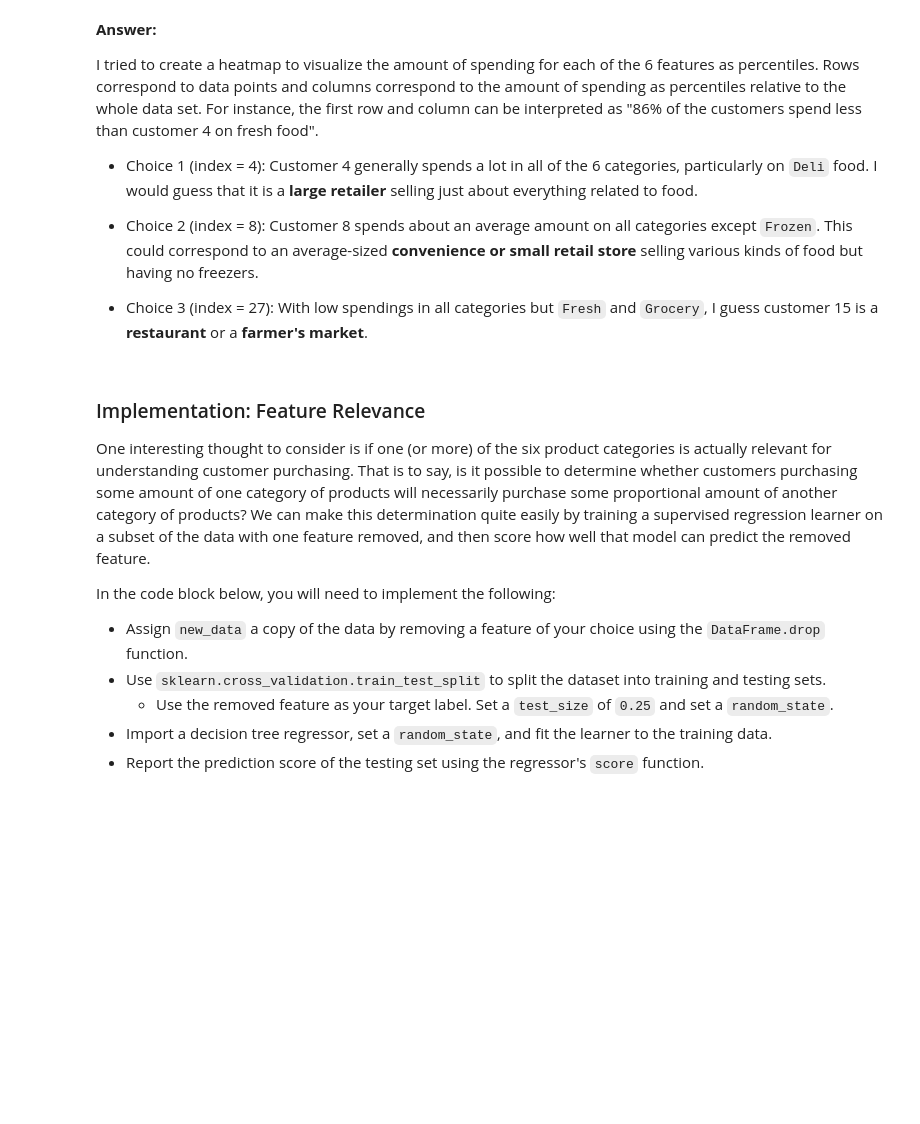
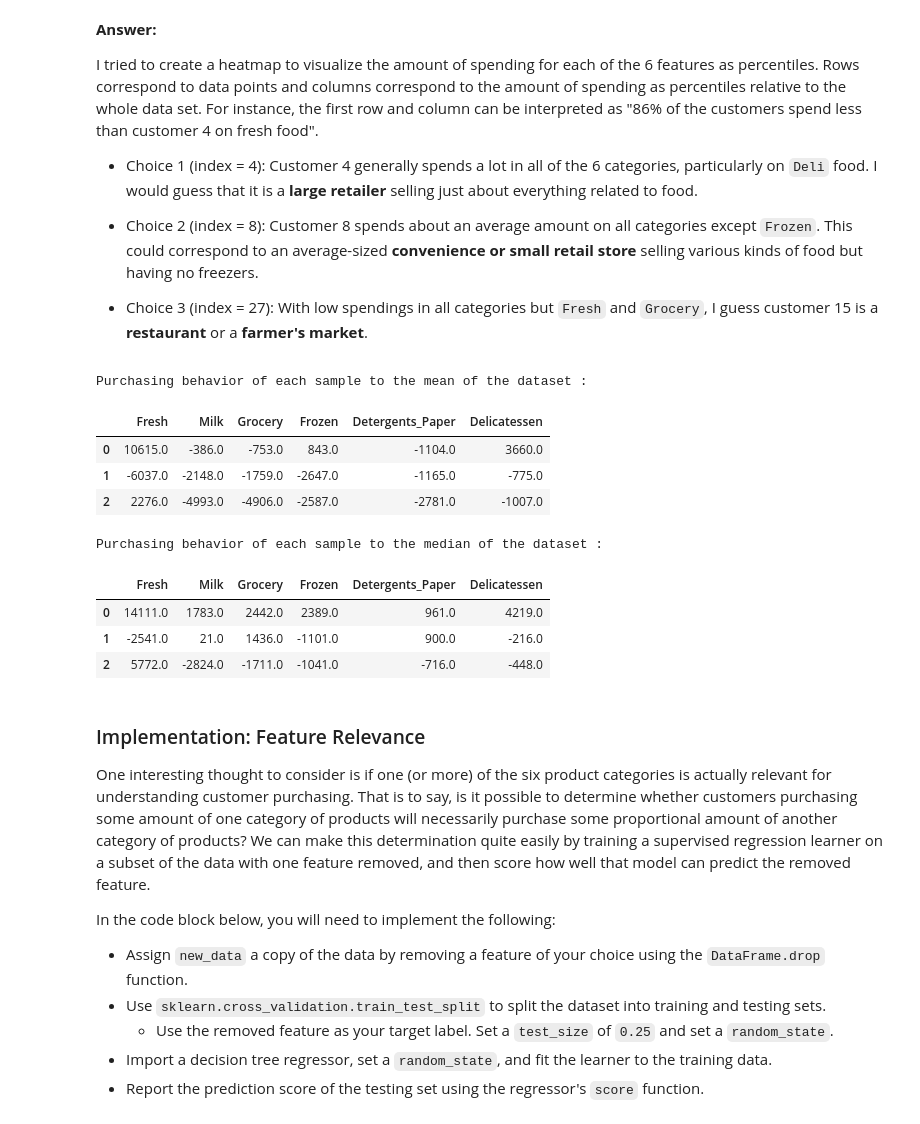
Before and after one commit to tarunparmar/Creating-Customer-Segments, a Jupyter notebook: customer_segments.ipynb, the cells around one changed output. Cells and saved outputs as stored; diff of their text form; code cells hidden in the pictures; blank space fills up the shorter version.

````diff
--- a/customer_segments.ipynb
+++ b/customer_segments.ipynb
@@ -102,6 +102,23 @@ I tried to create a heatmap to visualize the amount of spending for each of the
 * Choice 2 (index = 8): Customer 8 spends about an average amount on all categories except ```Frozen```. This could correspond to an average-sized **convenience or small retail store** selling various kinds of food but having no freezers.
 
 * Choice 3 (index = 27): With low spendings in all categories but ```Fresh``` and ```Grocery```, I guess customer 15 is a **restaurant** or a **farmer's market**.
+# %%
+print("Purchasing behavior of each sample to the mean of the dataset :")
+display(samples - data.mean().round())
+
+print("Purchasing behavior of each sample to the median of the dataset :")
+display(samples - data.median().round())
+# %% [output]
+Purchasing behavior of each sample to the mean of the dataset :
+|  | Fresh | Milk | Grocery | Frozen | Detergents_Paper | Delicatessen |
+| 0 | 10615.0 | -386.0 | -753.0 | 843.0 | -1104.0 | 3660.0 |
+| 1 | -6037.0 | -2148.0 | -1759.0 | -2647.0 | -1165.0 | -775.0 |
+| 2 | 2276.0 | -4993.0 | -4906.0 | -2587.0 | -2781.0 | -1007.0 |
+Purchasing behavior of each sample to the median of the dataset :
+|  | Fresh | Milk | Grocery | Frozen | Detergents_Paper | Delicatessen |
+| 0 | 14111.0 | 1783.0 | 2442.0 | 2389.0 | 961.0 | 4219.0 |
+| 1 | -2541.0 | 21.0 | 1436.0 | -1101.0 | 900.0 | -216.0 |
+| 2 | 5772.0 | -2824.0 | -1711.0 | -1041.0 | -716.0 | -448.0 |
 # %% [markdown]
 ### Implementation: Feature Relevance
 One interesting thought to consider is if one (or more) of the six product categories is actually relevant for understanding customer purchasing. That is to say, is it possible to determine whether customers purchasing some amount of one category of products will necessarily purchase some proportional amount of another category of products? We can make this determination quite easily by training a supervised regression learner on a subset of the data with one feature removed, and then score how well that model can predict the removed feature.
````
Also changed, not shown: parts of 6 cells of this notebook.
